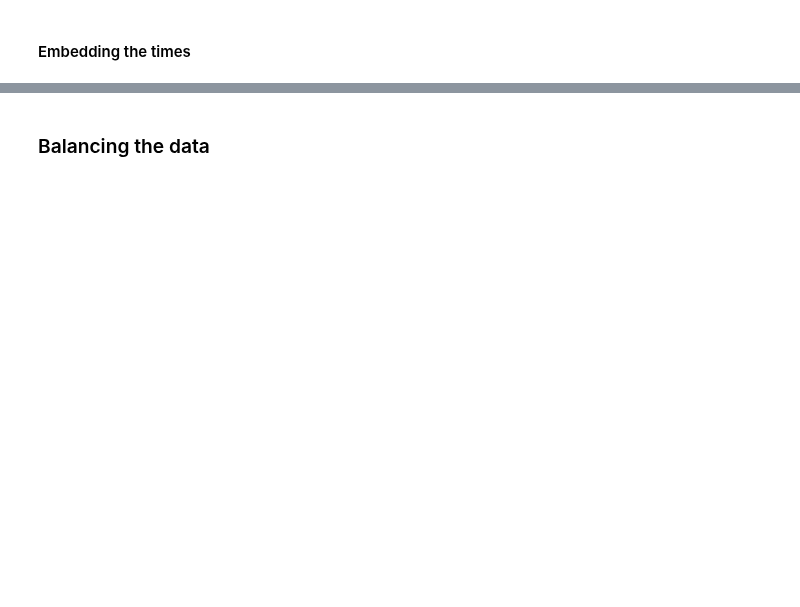
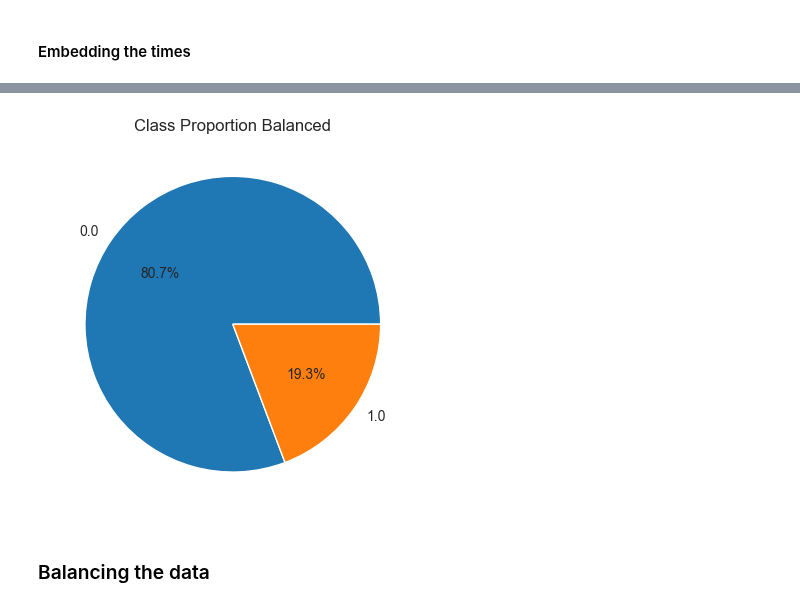
Before and after one commit to taroii/STATSM148, a Jupyter notebook: Python-Files/XGBoost-FinalModel.ipynb, the cells around one changed output, grey strips where cells are left out. Saved outputs shown, nothing was run; the diff lists cells and outputs as text; code cells hidden in the pictures; blank space fills up the shorter version.

```diff
--- a/Python-Files/XGBoost-FinalModel.ipynb
+++ b/Python-Files/XGBoost-FinalModel.ipynb
@@ -133,0 +128,17 @@ NameError: name 'df' is not defined
+# %%
+result = []
+
+number_events_fixed = 20
+col_name = 'first_' + str(number_events_fixed) +'_events'
+
+for item in list(df[col_name]):
+    # Extract numbers from the string and convert them to integers
+    numbers = [int(num) for num in item.replace('[', '').replace(']', '').split()]
+
+    # Ensure the list has a length of 5, filling with zeros if necessary
+    numbers += [0] * (number_events_fixed - len(numbers))
+
+    # Append the result to the final list
+    result.append(numbers)
+
+df[col_name] = result
@@ -248,4 +270,15 @@ order_ships
 Name: count, dtype: int64
+# %%
+# Separate input features (X) and target variable (y)
+y = new_dfx['order_ships'].to_numpy()
+X = new_dfx.drop(columns=['order_ships']).to_numpy()
+
+# Plotting the class proportion
+plt.pie(new_dfx['order_ships'].value_counts(), labels=new_dfx['order_ships'].value_counts().index, autopct='%1.1f%%')
+plt.title('Class Proportion Balanced')
+plt.show()
+# %% [output]
+[figure, added]
 # %% [markdown]
 ### Balancing the data
 # %%
```
Also changed, not shown: parts of 34 cells of this notebook.
